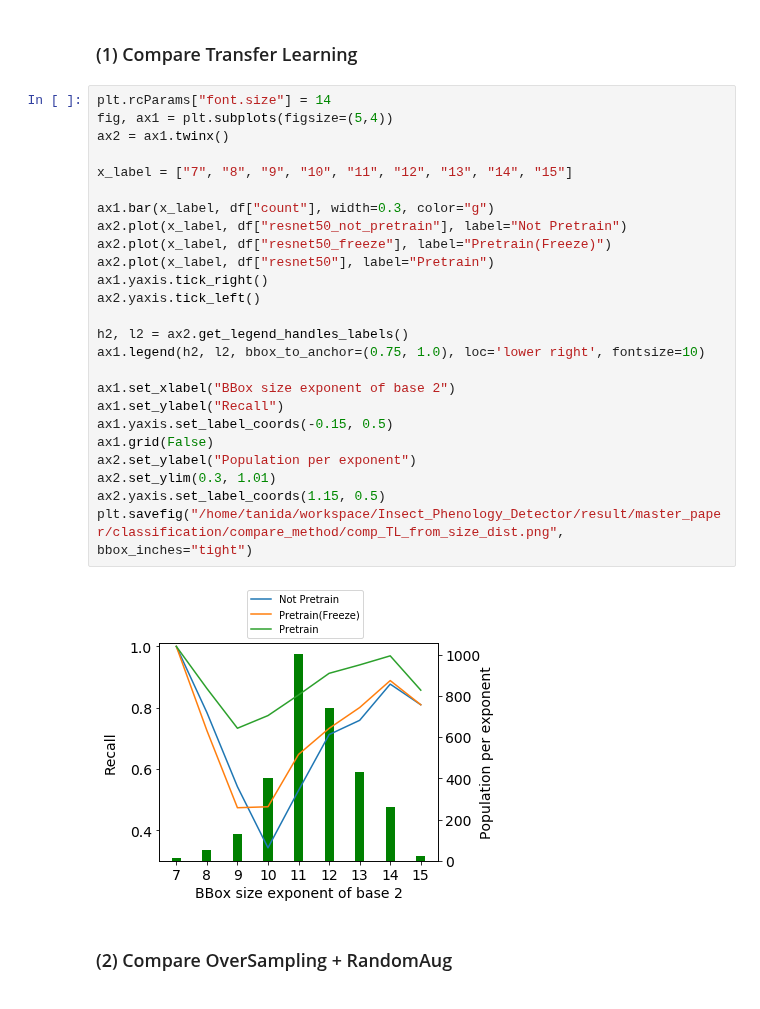
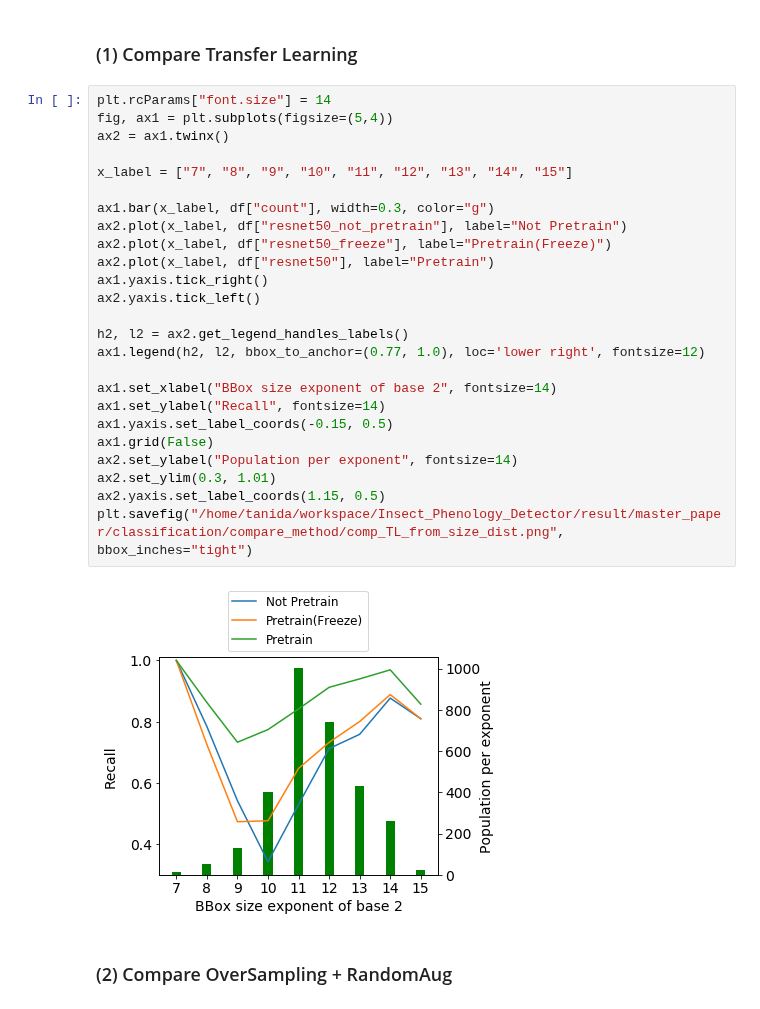
Before and after one commit to keiiti975/Insect_Phenology_Detector, a Jupyter notebook: result/master_paper/classification/compare_method/compare_method.ipynb, the cells around one changed output. Drawn from its saved outputs; the diff is of its cells as text.

Commit message:
change figure font size

```diff
--- a/result/master_paper/classification/compare_method/compare_method.ipynb
+++ b/result/master_paper/classification/compare_method/compare_method.ipynb
@@ -186,30 +186,30 @@ df
 # %%
 plt.rcParams["font.size"] = 14
 fig, ax1 = plt.subplots(figsize=(5,4))
 ax2 = ax1.twinx()
 
 x_label = ["7", "8", "9", "10", "11", "12", "13", "14", "15"]
 
 ax1.bar(x_label, df["count"], width=0.3, color="g")
 ax2.plot(x_label, df["resnet50_not_pretrain"], label="Not Pretrain")
 ax2.plot(x_label, df["resnet50_freeze"], label="Pretrain(Freeze)")
 ax2.plot(x_label, df["resnet50"], label="Pretrain")
 ax1.yaxis.tick_right()
 ax2.yaxis.tick_left()
 
 h2, l2 = ax2.get_legend_handles_labels()
-ax1.legend(h2, l2, bbox_to_anchor=(0.75, 1.0), loc='lower right', fontsize=10)
+ax1.legend(h2, l2, bbox_to_anchor=(0.77, 1.0), loc='lower right', fontsize=12)
 
-ax1.set_xlabel("BBox size exponent of base 2")
-ax1.set_ylabel("Recall")
+ax1.set_xlabel("BBox size exponent of base 2", fontsize=14)
+ax1.set_ylabel("Recall", fontsize=14)
 ax1.yaxis.set_label_coords(-0.15, 0.5)
 ax1.grid(False)
-ax2.set_ylabel("Population per exponent")
+ax2.set_ylabel("Population per exponent", fontsize=14)
 ax2.set_ylim(0.3, 1.01)
 ax2.yaxis.set_label_coords(1.15, 0.5)
 plt.savefig("/home/tanida/workspace/Insect_Phenology_Detector/result/master_paper/classification/compare_method/comp_TL_from_size_dist.png", bbox_inches="tight")
 # %% [output]
-[figure, old version]
+[figure, new version]
 # %% [markdown]
 ### (2) Compare OverSampling + RandomAug
 # %%
```
Also changed, not shown: parts of 2 cells of this notebook, 19 other files.
